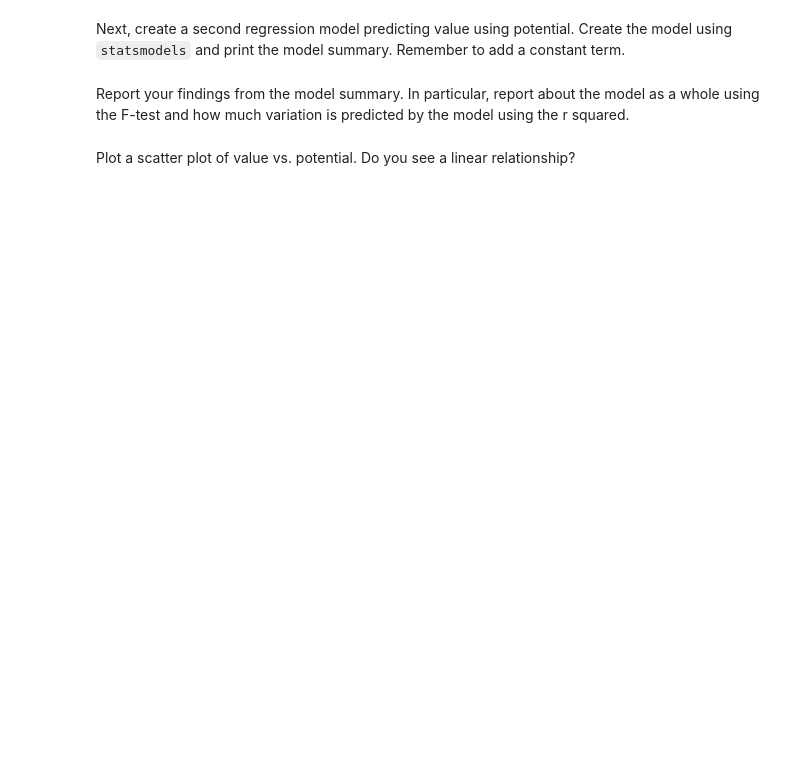
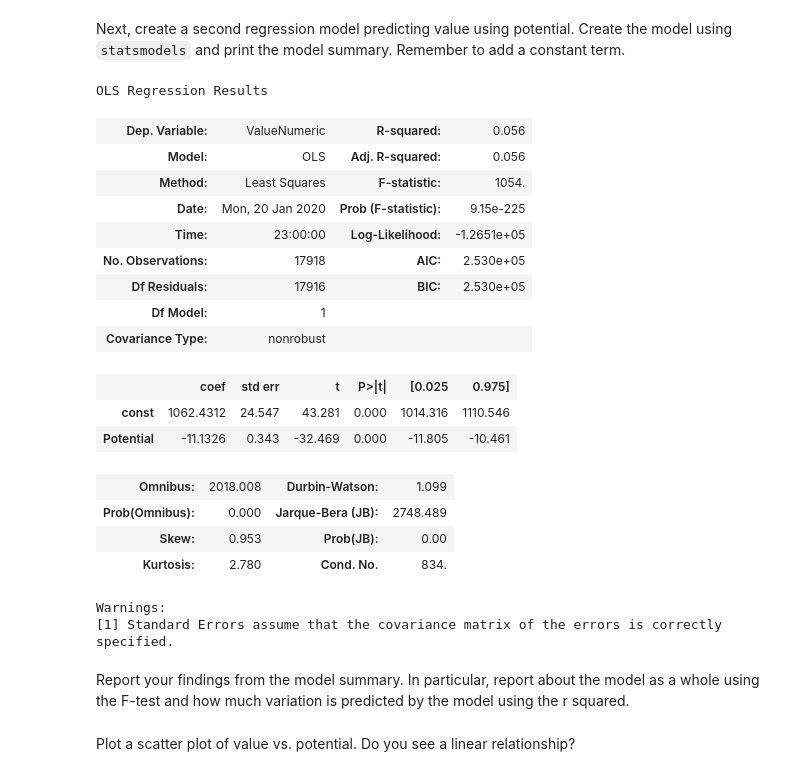
Before and after one commit to JavierLuna/data-labs, a Jupyter notebook: module-2/lab-correlation-tests-with-scipy/your-code/main.ipynb, the cells around one changed output. Drawn from its saved outputs; the diff is of its cells as text; code cells hidden in the pictures; blank space fills up the shorter version.

```diff
--- a/module-2/lab-correlation-tests-with-scipy/your-code/main.ipynb
+++ b/module-2/lab-correlation-tests-with-scipy/your-code/main.ipynb
@@ -132,2 +221,28 @@ Next, create a second regression model predicting value using potential. Create
+# %%
+# Your code here:
+X = sm.add_constant(fifa[['Potential']]) # We must add the intercept using the add_constant function
+y = fifa['ValueNumeric']
+model = sm.OLS(y, X).fit()
+model.summary()
+# %% [output]
+OLS Regression Results
+| Dep. Variable: | ValueNumeric | R-squared: | 0.056 |
+| Model: | OLS | Adj. R-squared: | 0.056 |
+| Method: | Least Squares | F-statistic: | 1054. |
+| Date: | Mon, 20 Jan 2020 | Prob (F-statistic): | 9.15e-225 |
+| Time: | 23:00:00 | Log-Likelihood: | -1.2651e+05 |
+| No. Observations: | 17918 | AIC: | 2.530e+05 |
+| Df Residuals: | 17916 | BIC: | 2.530e+05 |
+| Df Model: | 1 |  |  |
+| Covariance Type: | nonrobust |  |  |
+|  | coef | std err | t | P>|t| | [0.025 | 0.975] |
+| const | 1062.4312 | 24.547 | 43.281 | 0.000 | 1014.316 | 1110.546 |
+| Potential | -11.1326 | 0.343 | -32.469 | 0.000 | -11.805 | -10.461 |
+| Omnibus: | 2018.008 | Durbin-Watson: | 1.099 |
+| Prob(Omnibus): | 0.000 | Jarque-Bera (JB): | 2748.489 |
+| Skew: | 0.953 | Prob(JB): | 0.00 |
+| Kurtosis: | 2.780 | Cond. No. | 834. |
+Warnings:
+[1] Standard Errors assume that the covariance matrix of the errors is correctly specified.
 # %% [markdown]
 Report your findings from the model summary. In particular, report about the model as a whole using the F-test and how much variation is predicted by the model using the r squared.
```
Also changed, not shown: parts of 21 cells of this notebook.
